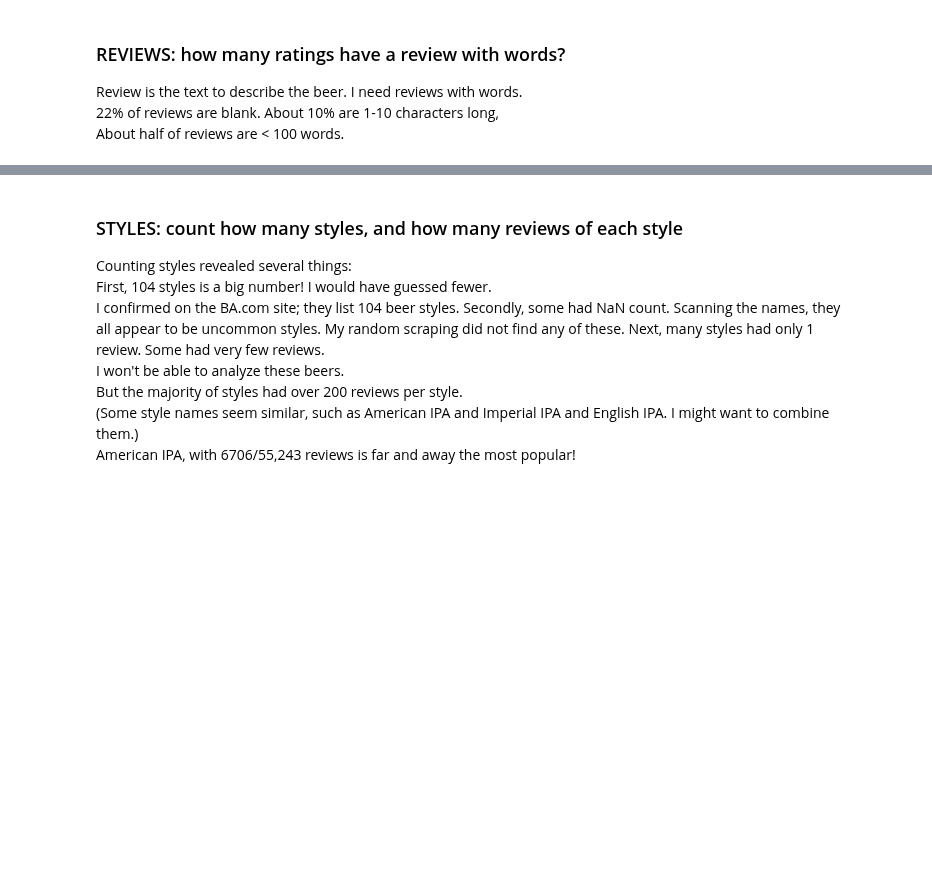
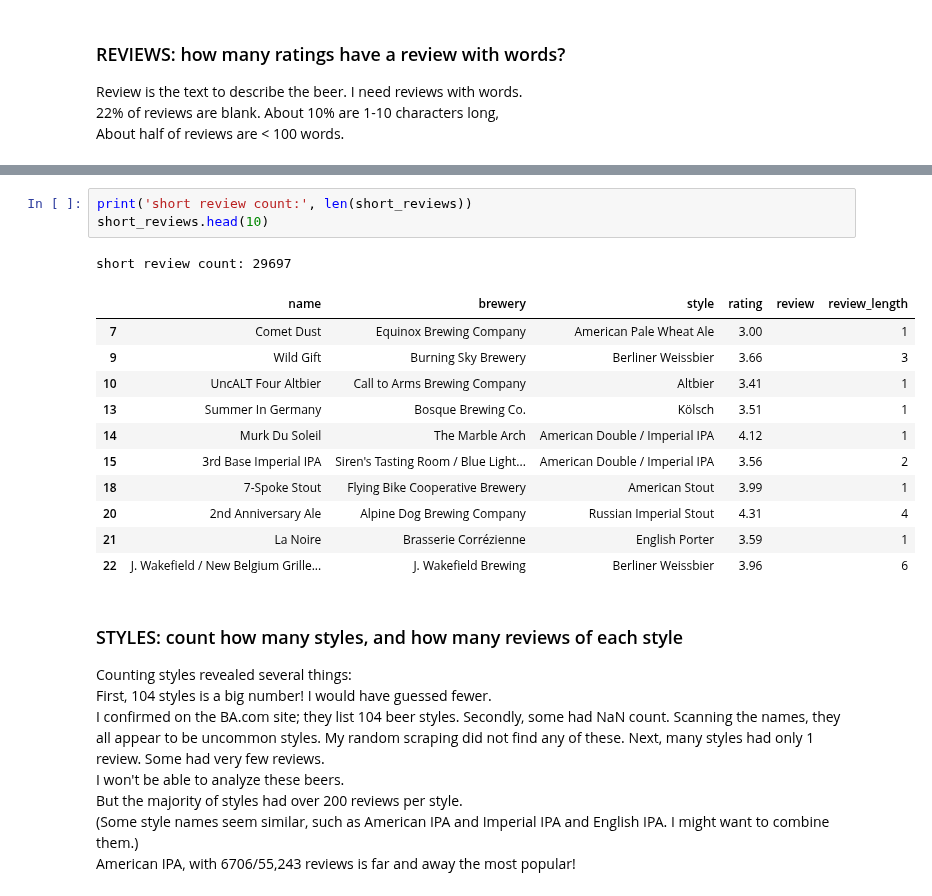
Before and after one commit to misterhappy2/beer, a Jupyter notebook: EDA.ipynb, the cells around one changed output, grey strips where cells are left out. Drawn from its saved outputs; the diff is of its cells as text; blank space fills up the shorter version.

```diff
--- a/EDA.ipynb
+++ b/EDA.ipynb
@@ -124,5 +121,21 @@ print(full)
 <class 'pandas.core.frame.DataFrame'>
                                                                                                                                                                                                          ...
+# %%
+print('short review count:', len(short_reviews))
+short_reviews.head(10)
+# %% [output]
+short review count: 29697
+|  | name | brewery | style | rating | review | review_length |
+| 7 | Comet Dust | Equinox Brewing Company | American Pale Wheat Ale | 3.00 |  | 1 |
+| 9 | Wild Gift | Burning Sky Brewery | Berliner Weissbier | 3.66 |  | 3 |
+| 10 | UncALT Four Altbier | Call to Arms Brewing Company | Altbier | 3.41 |  | 1 |
+| 13 | Summer In Germany | Bosque Brewing Co. | Kölsch | 3.51 |  | 1 |
+| 14 | Murk Du Soleil | The Marble Arch | American Double / Imperial IPA | 4.12 |  | 1 |
+| 15 | 3rd Base Imperial IPA | Siren's Tasting Room / Blue Light... | American Double / Imperial IPA | 3.56 |  | 2 |
+| 18 | 7-Spoke Stout | Flying Bike Cooperative Brewery | American Stout | 3.99 |  | 1 |
+| 20 | 2nd Anniversary Ale | Alpine Dog Brewing Company | Russian Imperial Stout | 4.31 |  | 4 |
+| 21 | La Noire | Brasserie Corrézienne | English Porter | 3.59 |  | 1 |
+| 22 | J. Wakefield / New Belgium Grille... | J. Wakefield Brewing | Berliner Weissbier | 3.96 |  | 6 |
 # %% [markdown]
 ### STYLES: count how many styles, and how many reviews of each style
 Counting styles revealed several things:
```
Also changed, not shown: parts of 15 cells of this notebook, 2 other files.
